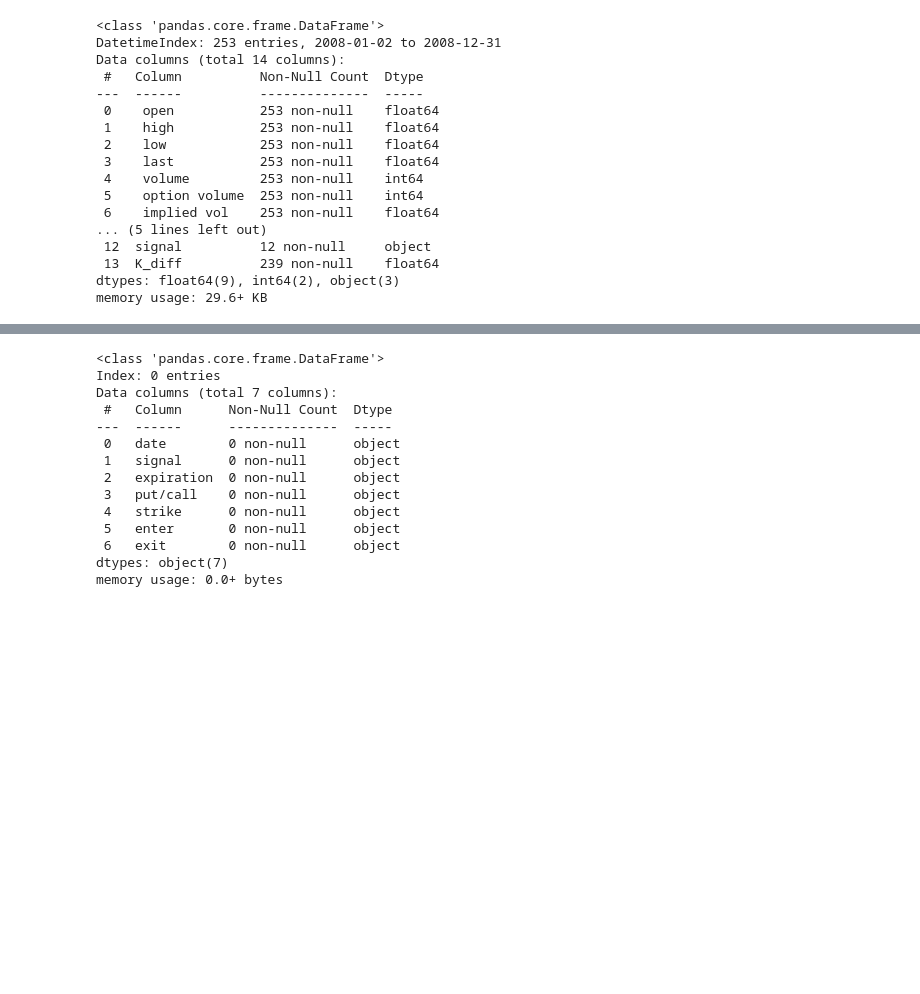
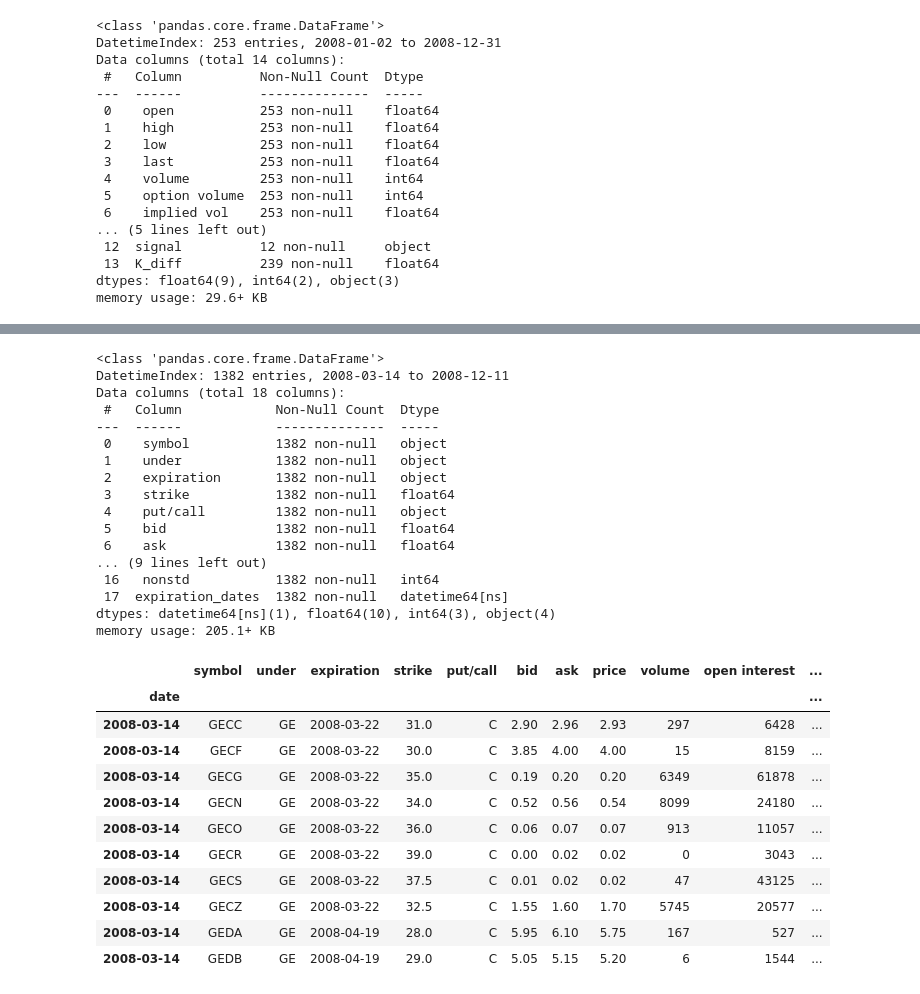
Before and after one commit to flooidio/tradebot, a Jupyter notebook: directional_strategy/options_directional_strategy.ipynb, the cells around one changed output, grey strips where cells are left out. Saved outputs shown, nothing was run; the diff lists cells and outputs as text; code cells hidden in the pictures; blank space fills up the shorter version.

Commit message:
incremental progress- can select contracts based upon signals
can now select contracts based upon the date of the trading signal.
todo: filter by DTE, ITM, etc.

```diff
--- a/directional_strategy/options_directional_strategy.ipynb
+++ b/directional_strategy/options_directional_strategy.ipynb
@@ -281,0 +259,2 @@ i=1, 2, 3, 4, 5, 6, 7, 8, 9, 10, 11, 12, 13, 14, 15, 16, 17, 18, 19, 20, 21, 22,
+# %%
+signals = equity_price_series.loc[(equity_price_series['signal']=='buy_put')|(equity_price_series['signal']=='buy_call')]
@@ -282,17 +271,45 @@ i=1, 2, 3, 4, 5, 6, 7, 8, 9, 10, 11, 12, 13, 14, 15, 16, 17, 18, 19, 20, 21, 22,
+# %%
+# filter options contracts for buy signal
+i = 0
+
+options = pd.DataFrame()
+dates = signals.index
+
+while i < len(signals):
+    options = options.append(options_chain.loc[(options_chain.index==dates[i])])
+    i = i + 1
 # %%
-trading_strategy.info()
+options.info()
 # %% [output]
 <class 'pandas.core.frame.DataFrame'>
-Index: 0 entries
-Data columns (total 7 columns):
- #   Column      Non-Null Count  Dtype
----  ------      --------------  -----
- 0   date        0 non-null      object
- 1   signal      0 non-null      object
- 2   expiration  0 non-null      object
- 3   put/call    0 non-null      object
- 4   strike      0 non-null      object
- 5   enter       0 non-null      object
- 6   exit        0 non-null      object
-dtypes: object(7)
-memory usage: 0.0+ bytes
+DatetimeIndex: 1382 entries, 2008-03-14 to 2008-12-11
+Data columns (total 18 columns):
+ #   Column            Non-Null Count  Dtype
+---  ------            --------------  -----
+ 0    symbol           1382 non-null   object
+ 1    under            1382 non-null   object
+ 2    expiration       1382 non-null   object
+ 3    strike           1382 non-null   float64
+ 4    put/call         1382 non-null   object
+ 5    bid              1382 non-null   float64
+ 6    ask              1382 non-null   float64
+... (9 lines left out)
+ 16   nonstd           1382 non-null   int64
+ 17  expiration_dates  1382 non-null   datetime64[ns]
+dtypes: datetime64[ns](1), float64(10), int64(3), object(4)
+memory usage: 205.1+ KB
+# %%
+options[0:10]
+# %% [output]
+|  | symbol | under | expiration | strike | put/call | bid | ask | price | volume | open interest | ... |
+| date |  |  |  |  |  |  |  |  |  |  | ... |
+| 2008-03-14 | GECC | GE | 2008-03-22 | 31.0 | C | 2.90 | 2.96 | 2.93 | 297 | 6428 | ... |
+| 2008-03-14 | GECF | GE | 2008-03-22 | 30.0 | C | 3.85 | 4.00 | 4.00 | 15 | 8159 | ... |
+| 2008-03-14 | GECG | GE | 2008-03-22 | 35.0 | C | 0.19 | 0.20 | 0.20 | 6349 | 61878 | ... |
+| 2008-03-14 | GECN | GE | 2008-03-22 | 34.0 | C | 0.52 | 0.56 | 0.54 | 8099 | 24180 | ... |
+| 2008-03-14 | GECO | GE | 2008-03-22 | 36.0 | C | 0.06 | 0.07 | 0.07 | 913 | 11057 | ... |
+| 2008-03-14 | GECR | GE | 2008-03-22 | 39.0 | C | 0.00 | 0.02 | 0.02 | 0 | 3043 | ... |
+| 2008-03-14 | GECS | GE | 2008-03-22 | 37.5 | C | 0.01 | 0.02 | 0.02 | 47 | 43125 | ... |
+| 2008-03-14 | GECZ | GE | 2008-03-22 | 32.5 | C | 1.55 | 1.60 | 1.70 | 5745 | 20577 | ... |
+| 2008-03-14 | GEDA | GE | 2008-04-19 | 28.0 | C | 5.95 | 6.10 | 5.75 | 167 | 527 | ... |
+| 2008-03-14 | GEDB | GE | 2008-04-19 | 29.0 | C | 5.05 | 5.15 | 5.20 | 6 | 1544 | ... |
```
Also changed, not shown: parts of 9 cells of this notebook.
